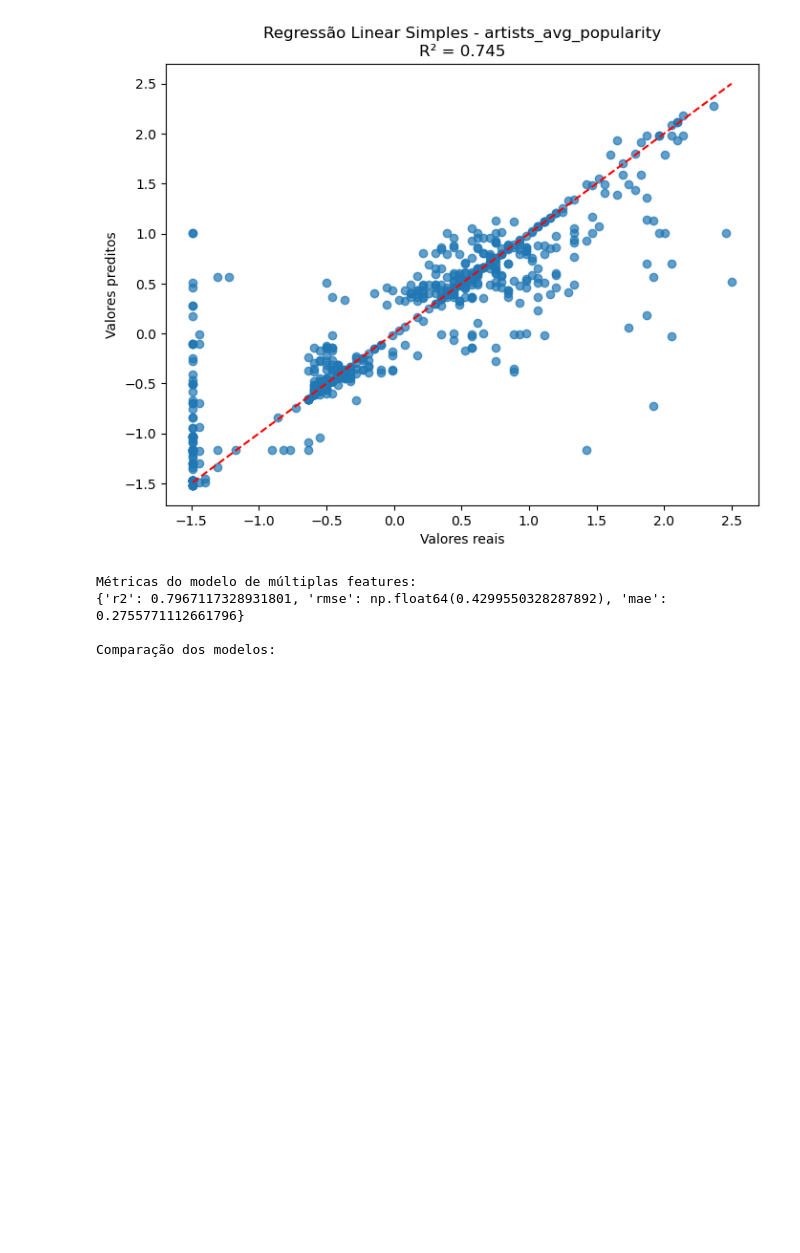
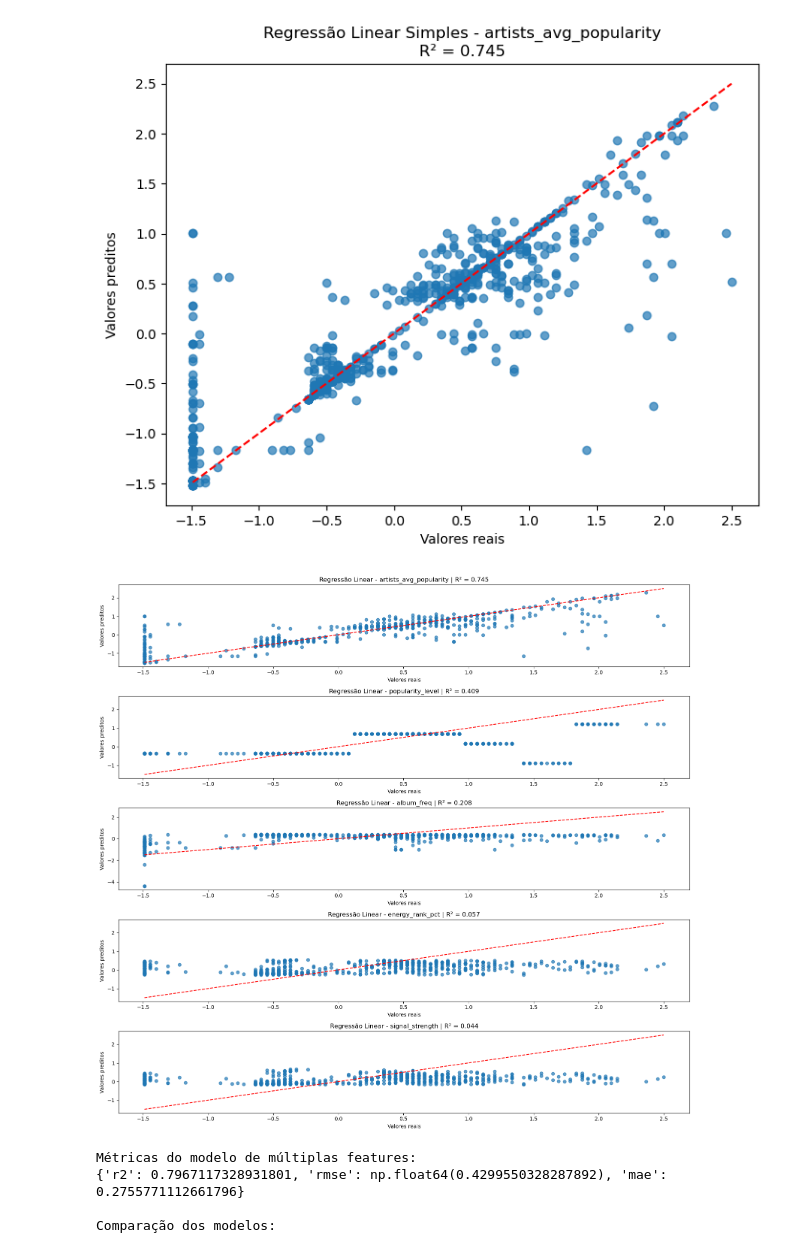
Before and after one commit to GuilhermeMarinho03/APRAU_2025_Step1_Group21, a Jupyter notebook: notebooks/Untitled3.ipynb, the cells around one changed output. Cells and saved outputs as stored; diff of their text form; code cells hidden in the pictures; blank space fills up the shorter version.

```diff
--- a/notebooks/Untitled3.ipynb
+++ b/notebooks/Untitled3.ipynb
@@ -201,6 +269,31 @@ Melhor feature (linear simples): artists_avg_popularity | R² = 0.745
 Métricas do modelo simples com melhor feature:
 {'r2': 0.7453673242898666, 'rmse': np.float64(0.4811981476475585), 'mae': 0.2613064303722567}
 [figure]
+# %%
+# Escolher top N features
+top_n = 5
+top_features = results_df.head(top_n)['Feature'].tolist()
+
+plt.figure(figsize=(16, 3*top_n))  # altura proporcional ao número de gráficos
+
+for i, feat in enumerate(top_features):
+    ix = num_features.index(feat)
+    lr = LinearRegression()
+    lr.fit(X_train_s[:, ix].reshape(-1, 1), y_train)
+    y_pred = lr.predict(X_test_s[:, ix].reshape(-1, 1))
+
+    plt.subplot(top_n, 1, i+1)
+    plt.scatter(y_test, y_pred, alpha=0.7)
+    plt.plot([y_test.min(), y_test.max()], [y_test.min(), y_test.max()], 'r--')
+    plt.xlabel("Valores reais")
+    plt.ylabel("Valores preditos")
+    r2 = r2_score(y_test, y_pred)
+    plt.title(f"Regressão Linear - {feat} | R² = {r2:.3f}")
+
+plt.tight_layout()
+plt.show()
+# %% [output]
+[figure, added]
 # %%
 ################################################################################
 # Multiple Linear Regression - todas as features numéricas
```
Also changed, not shown: parts of 4 cells of this notebook.
